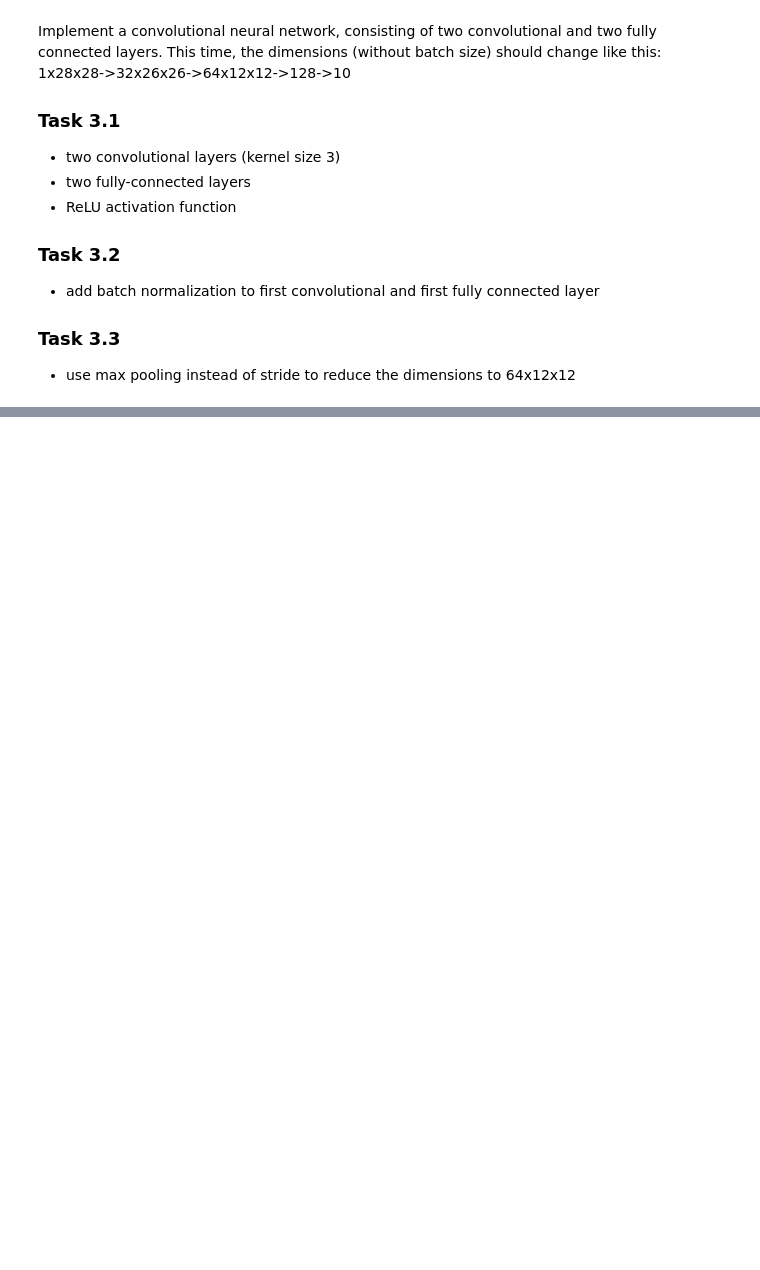
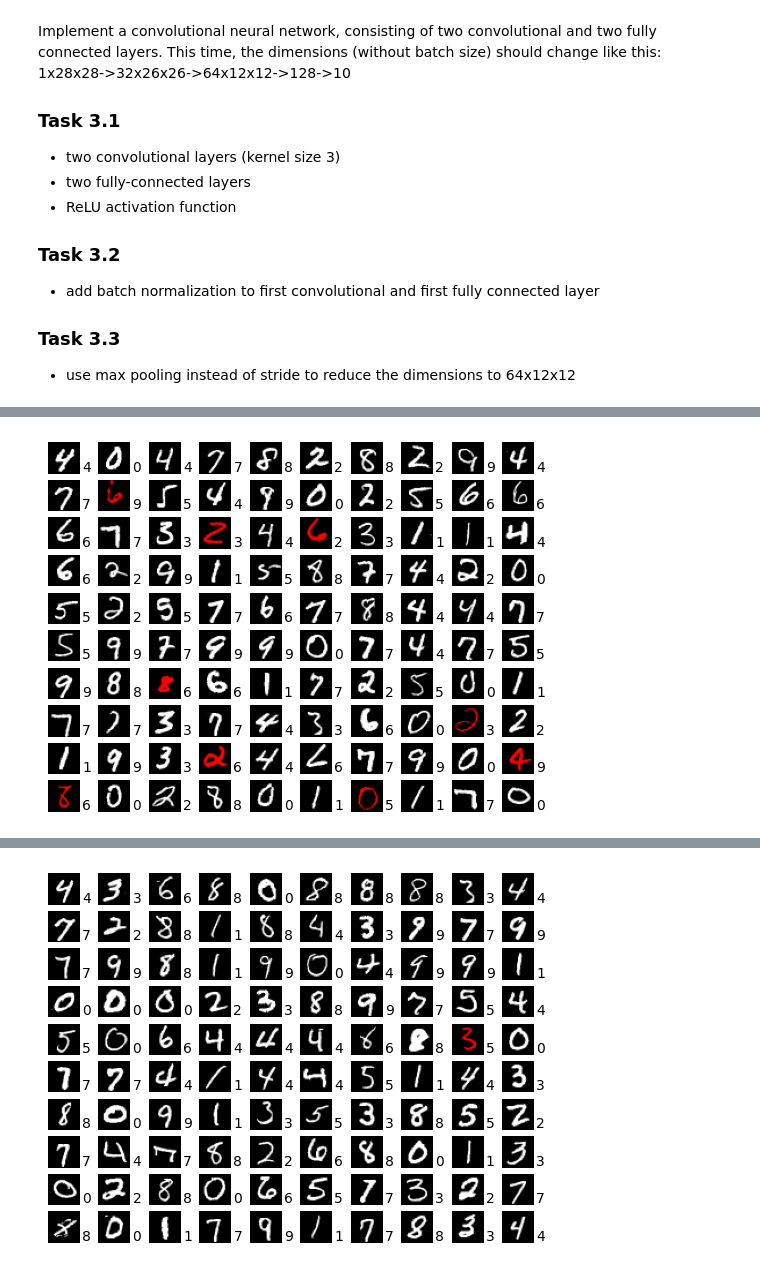
Before and after one commit to Chleb0/3dcv-students-sebsari, a Jupyter notebook: 3.0-tl-mnist.ipynb, the cells around one changed output, grey strips where cells are left out. Cells and saved outputs as stored; diff of their text form; code cells hidden in the pictures; blank space fills up the shorter version.

```diff
--- a/3.0-tl-mnist.ipynb
+++ b/3.0-tl-mnist.ipynb
@@ -217,3 +242,40 @@ class FCNet3(nn.Module):
+# %%
+class FCNet3(nn.Module):
+    def __init__(self):
+        super(FCNet3, self).__init__()
+
+        # initialize network layers
+        # HINT: take a look at "torch.nn" (imported as "nn")
+        self.network = nn.Sequential(
+            nn.BatchNorm1d(784),
+            nn.Linear(784, 200),
+            nn.ReLU(200),
+            nn.Linear(200, 100),
+            nn.ReLU(100),
+            nn.BatchNorm1d(100),
+            nn.Linear(100, 60),
+            nn.ReLU(60),
+            nn.Linear(60, 30),
+            nn.ReLU(30),
+            nn.Linear(30, 10)
+        )
+
+
+    def forward(self, x : torch.Tensor):
+        #  reshape batch of images to batch of 1D vectors
+        # print(x.shape)
+        # print((x.shape[0:-2] + (x.shape[-1] * x.shape[-2],)))
+        # x = x.reshape((x.shape[0:-2] + (x.shape[-1] * x.shape[-2],)))
+        x = x.flatten(start_dim=1)
+
+        #  run network layers
+        y = self.network(x)
+
+        # compute log softmax over the output
+        # HINT: take a look at "torch.nn.functional" (imported as "F")
+        output = F.softmax(y, dim = 1)
+
+        return output
 # %% [markdown]
 ## Task 3
 (3 points)
@@ -401,7 +463,7 @@ test_loader = torch.utils.data.DataLoader(
     ])),
     batch_size=test_batch_size, shuffle=True, **kwargs)
 
-model = FCNet1()
+model = FCNet3()
 if use_cuda:
     model = model.cuda()
 
@@ -429,0 +498 @@ Epoch   1, Batch  500, b. loss -36.822060
+[figure, added]
@@ -429,0 +511 @@ Epoch   1, Batch  500, b. loss -36.822060
+[figure, added]
```
Also changed, not shown: parts of 5 cells of this notebook, 1 other file.
